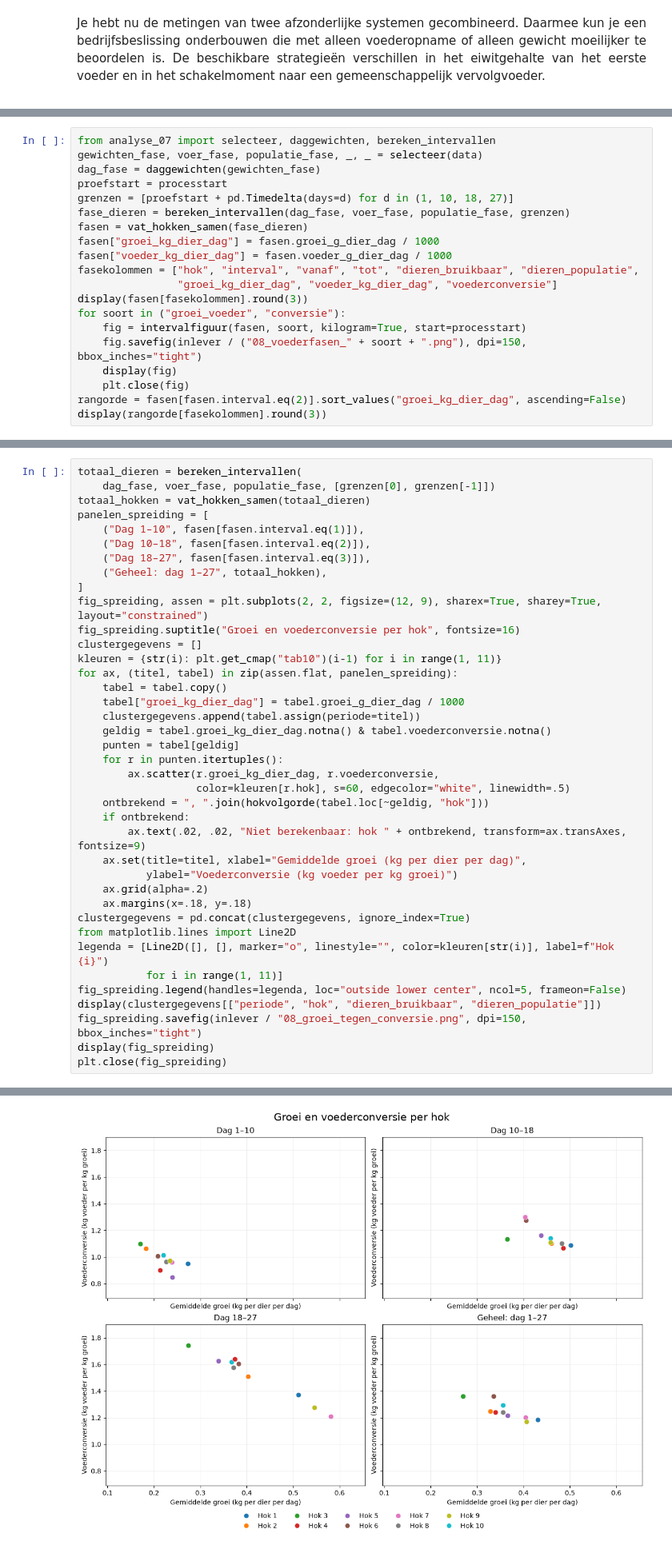
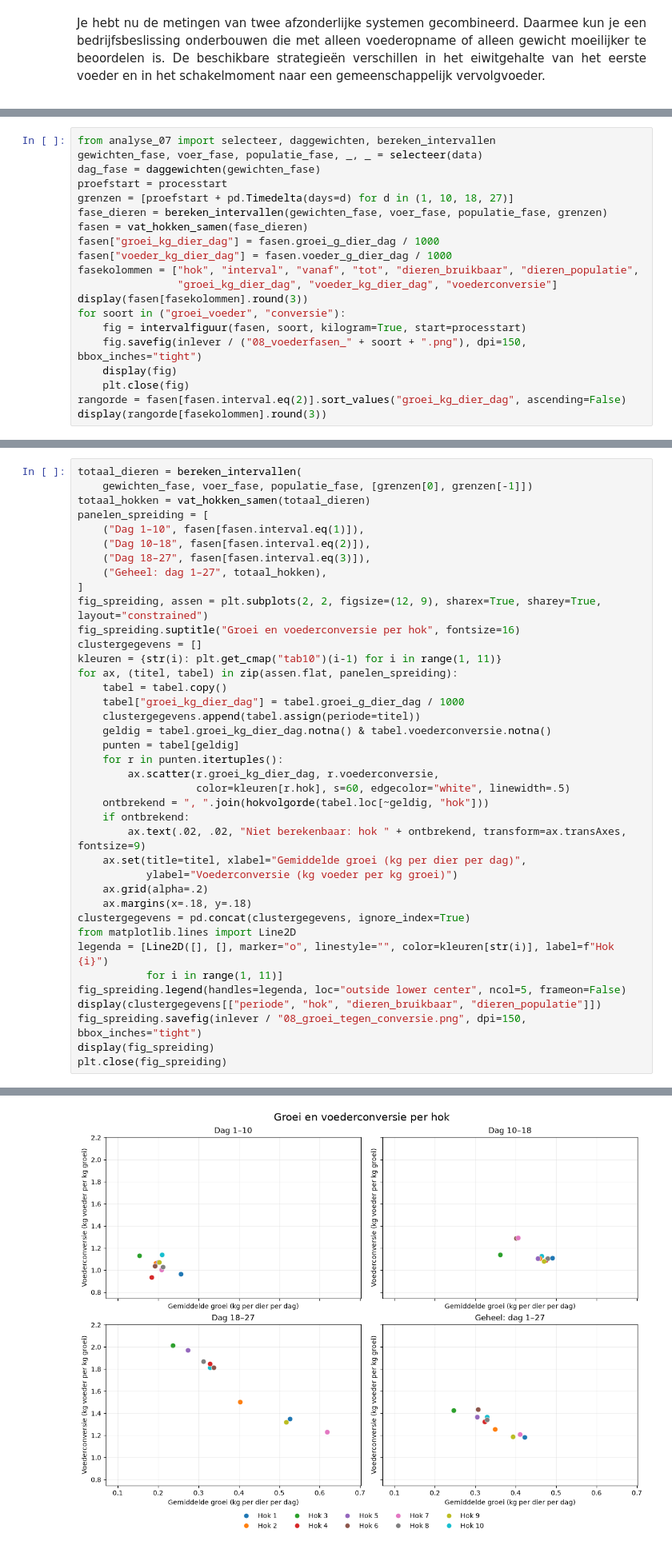
Before and after one commit to lanupro-analytics/starten-met-iot, a Jupyter notebook: docent/notebooks/08_nieuwe_gegevens_toevoegen_en_interpreteren.ipynb, the cells around one changed output, grey strips where cells are left out. Shown at 80% size. Saved outputs shown, nothing was run; the diff lists cells and outputs as text.

```diff
--- a/docent/notebooks/08_nieuwe_gegevens_toevoegen_en_interpreteren.ipynb
+++ b/docent/notebooks/08_nieuwe_gegevens_toevoegen_en_interpreteren.ipynb
@@ -705,7 +695,7 @@ gewichten_fase, voer_fase, populatie_fase, _, _ = selecteer(data)
 dag_fase = daggewichten(gewichten_fase)
 proefstart = processtart
 grenzen = [proefstart + pd.Timedelta(days=d) for d in (1, 10, 18, 27)]
-fase_dieren = bereken_intervallen(dag_fase, voer_fase, populatie_fase, grenzen)
+fase_dieren = bereken_intervallen(gewichten_fase, voer_fase, populatie_fase, grenzen)
 fasen = vat_hokken_samen(fase_dieren)
 fasen["groei_kg_dier_dag"] = fasen.groei_g_dier_dag / 1000
 fasen["voeder_kg_dier_dag"] = fasen.voeder_g_dier_dag / 1000
@@ -833,7 +821,7 @@ De eerste drie panelen volgen de voederfasen. Het vierde beslaat dag 1–27, dus
 </div>
 # %%
 totaal_dieren = bereken_intervallen(
-    dag_fase, voer_fase, populatie_fase, [grenzen[0], grenzen[-1]])
+    gewichten_fase, voer_fase, populatie_fase, [grenzen[0], grenzen[-1]])
 totaal_hokken = vat_hokken_samen(totaal_dieren)
 panelen_spreiding = [
     ("Dag 1–10", fasen[fasen.interval.eq(1)]),
@@ -891,4 +879,4 @@ plt.close(fig_spreiding)
-[figure, old version]
+[figure, new version]
 # %% [markdown]
 <div style="text-align:justify;box-sizing:border-box;max-width:100%;overflow-wrap:anywhere;">
 
```
Also changed, not shown: parts of 18 cells of this notebook, 10 other files.
